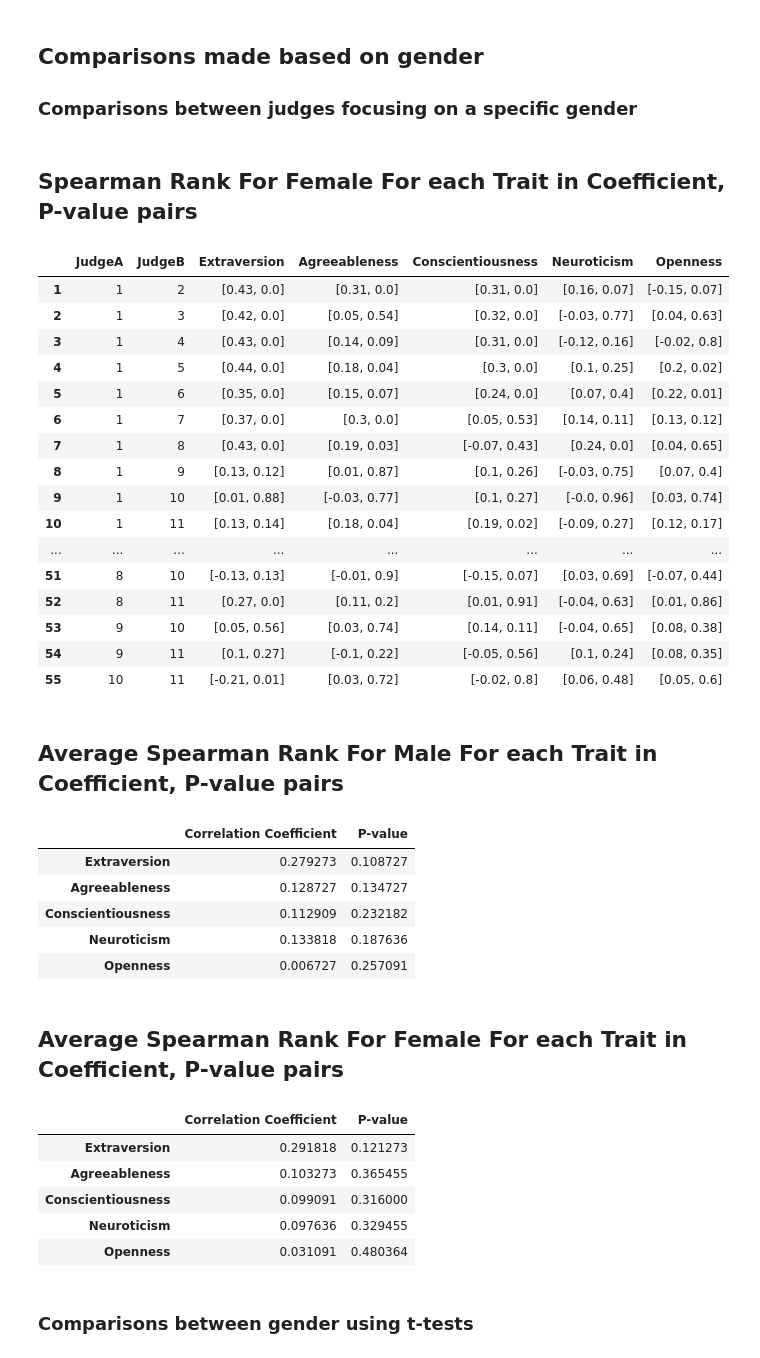
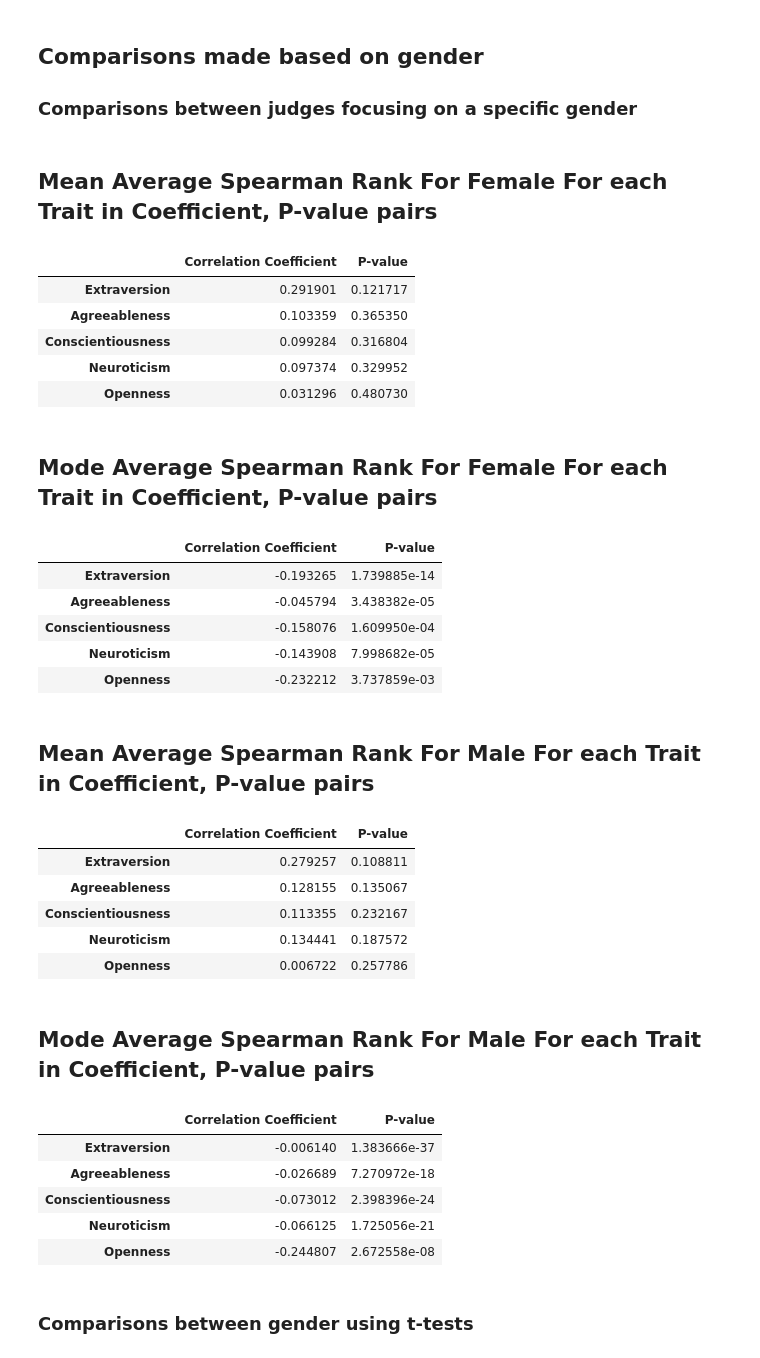
Before and after one commit to sophiak12/Individual_Project, a Jupyter notebook: src/resultsFunctions.ipynb, the cells around one changed output. Cells and saved outputs as stored; diff of their text form; code cells hidden in the pictures.

```diff
--- a/src/resultsFunctions.ipynb
+++ b/src/resultsFunctions.ipynb
@@ -50,41 +86,39 @@ SpearmanBrownTable()
-# %%
-femaleOnlySpearman()
-# maleOnlySpearman()
-femaleOnlyAverageSpearman()
-maleOnlyAverageSpearman()
-# %% [output]
-## Spearman Rank For Female For each Trait in Coefficient, P-value pairs
-|  | JudgeA | JudgeB | Extraversion | Agreeableness | Conscientiousness | Neuroticism | Openness |
-| 1 | 1 | 2 | [0.43, 0.0] | [0.31, 0.0] | [0.31, 0.0] | [0.16, 0.07] | [-0.15, 0.07] |
-| 2 | 1 | 3 | [0.42, 0.0] | [0.05, 0.54] | [0.32, 0.0] | [-0.03, 0.77] | [0.04, 0.63] |
-| 3 | 1 | 4 | [0.43, 0.0] | [0.14, 0.09] | [0.31, 0.0] | [-0.12, 0.16] | [-0.02, 0.8] |
-| 4 | 1 | 5 | [0.44, 0.0] | [0.18, 0.04] | [0.3, 0.0] | [0.1, 0.25] | [0.2, 0.02] |
-| 5 | 1 | 6 | [0.35, 0.0] | [0.15, 0.07] | [0.24, 0.0] | [0.07, 0.4] | [0.22, 0.01] |
-| 6 | 1 | 7 | [0.37, 0.0] | [0.3, 0.0] | [0.05, 0.53] | [0.14, 0.11] | [0.13, 0.12] |
-| 7 | 1 | 8 | [0.43, 0.0] | [0.19, 0.03] | [-0.07, 0.43] | [0.24, 0.0] | [0.04, 0.65] |
-| 8 | 1 | 9 | [0.13, 0.12] | [0.01, 0.87] | [0.1, 0.26] | [-0.03, 0.75] | [0.07, 0.4] |
-| 9 | 1 | 10 | [0.01, 0.88] | [-0.03, 0.77] | [0.1, 0.27] | [-0.0, 0.96] | [0.03, 0.74] |
-| 10 | 1 | 11 | [0.13, 0.14] | [0.18, 0.04] | [0.19, 0.02] | [-0.09, 0.27] | [0.12, 0.17] |
-| ... | ... | ... | ... | ... | ... | ... | ... |
-| 51 | 8 | 10 | [-0.13, 0.13] | [-0.01, 0.9] | [-0.15, 0.07] | [0.03, 0.69] | [-0.07, 0.44] |
-| 52 | 8 | 11 | [0.27, 0.0] | [0.11, 0.2] | [0.01, 0.91] | [-0.04, 0.63] | [0.01, 0.86] |
-| 53 | 9 | 10 | [0.05, 0.56] | [0.03, 0.74] | [0.14, 0.11] | [-0.04, 0.65] | [0.08, 0.38] |
-| 54 | 9 | 11 | [0.1, 0.27] | [-0.1, 0.22] | [-0.05, 0.56] | [0.1, 0.24] | [0.08, 0.35] |
-| 55 | 10 | 11 | [-0.21, 0.01] | [0.03, 0.72] | [-0.02, 0.8] | [0.06, 0.48] | [0.05, 0.6] |
-## Average Spearman Rank For Male For each Trait in Coefficient, P-value pairs
-|  | Correlation Coefficient | P-value |
-| Extraversion | 0.279273 | 0.108727 |
-| Agreeableness | 0.128727 | 0.134727 |
-| Conscientiousness | 0.112909 | 0.232182 |
-| Neuroticism | 0.133818 | 0.187636 |
-| Openness | 0.006727 | 0.257091 |
-## Average Spearman Rank For Female For each Trait in Coefficient, P-value pairs
-|  | Correlation Coefficient | P-value |
-| Extraversion | 0.291818 | 0.121273 |
-| Agreeableness | 0.103273 | 0.365455 |
-| Conscientiousness | 0.099091 | 0.316000 |
-| Neuroticism | 0.097636 | 0.329455 |
-| Openness | 0.031091 | 0.480364 |
+# %%
+# oneGenderOnlySpearman('female')
+# oneGenderOnlySpearman('male')
+femaleOnlyAverageSpearman("Mean")
+femaleOnlyAverageSpearman("Mode")
+maleOnlyAverageSpearman("Mean")
+maleOnlyAverageSpearman("Mode")
+# %% [output]
+## Mean Average Spearman Rank For Female For each Trait in Coefficient, P-value pairs
+|  | Correlation Coefficient | P-value |
+| Extraversion | 0.291901 | 0.121717 |
+| Agreeableness | 0.103359 | 0.365350 |
+| Conscientiousness | 0.099284 | 0.316804 |
+| Neuroticism | 0.097374 | 0.329952 |
+| Openness | 0.031296 | 0.480730 |
+## Mode Average Spearman Rank For Female For each Trait in Coefficient, P-value pairs
+|  | Correlation Coefficient | P-value |
+| Extraversion | -0.193265 | 1.739885e-14 |
+| Agreeableness | -0.045794 | 3.438382e-05 |
+| Conscientiousness | -0.158076 | 1.609950e-04 |
+| Neuroticism | -0.143908 | 7.998682e-05 |
+| Openness | -0.232212 | 3.737859e-03 |
+## Mean Average Spearman Rank For Male For each Trait in Coefficient, P-value pairs
+|  | Correlation Coefficient | P-value |
+| Extraversion | 0.279257 | 0.108811 |
+| Agreeableness | 0.128155 | 0.135067 |
+| Conscientiousness | 0.113355 | 0.232167 |
+| Neuroticism | 0.134441 | 0.187572 |
+| Openness | 0.006722 | 0.257786 |
+## Mode Average Spearman Rank For Male For each Trait in Coefficient, P-value pairs
+|  | Correlation Coefficient | P-value |
+| Extraversion | -0.006140 | 1.383666e-37 |
+| Agreeableness | -0.026689 | 7.270972e-18 |
+| Conscientiousness | -0.073012 | 2.398396e-24 |
+| Neuroticism | -0.066125 | 1.725056e-21 |
+| Openness | -0.244807 | 2.672558e-08 |
 # %% [markdown]
 ### Comparisons between gender using t-tests
 # %%
```
Also changed, not shown: parts of 26 cells of this notebook, 3 other files.
